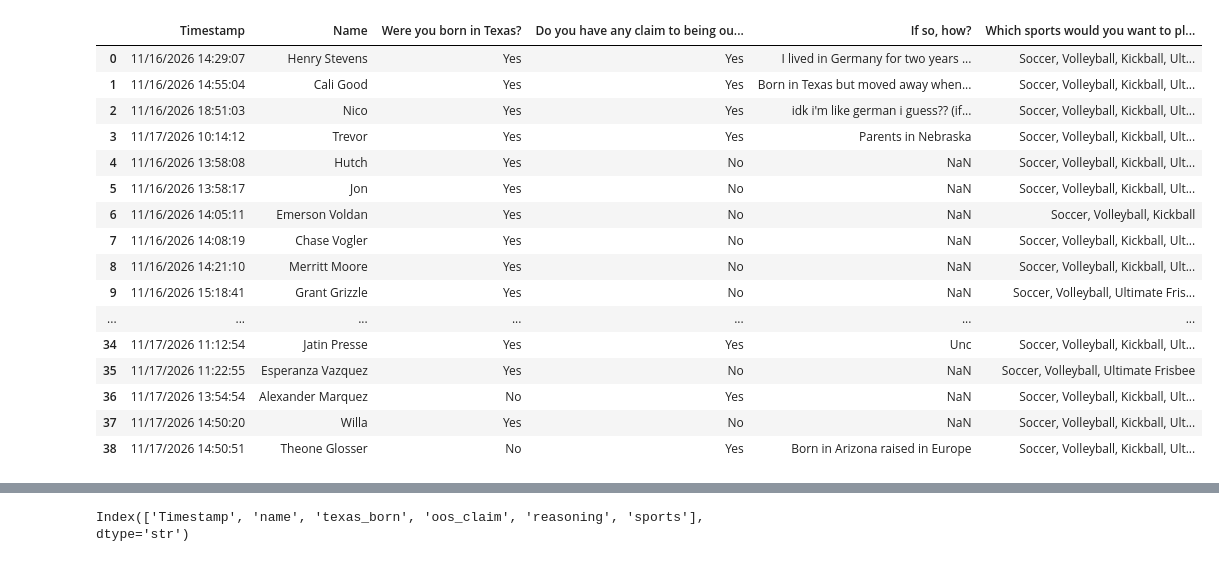
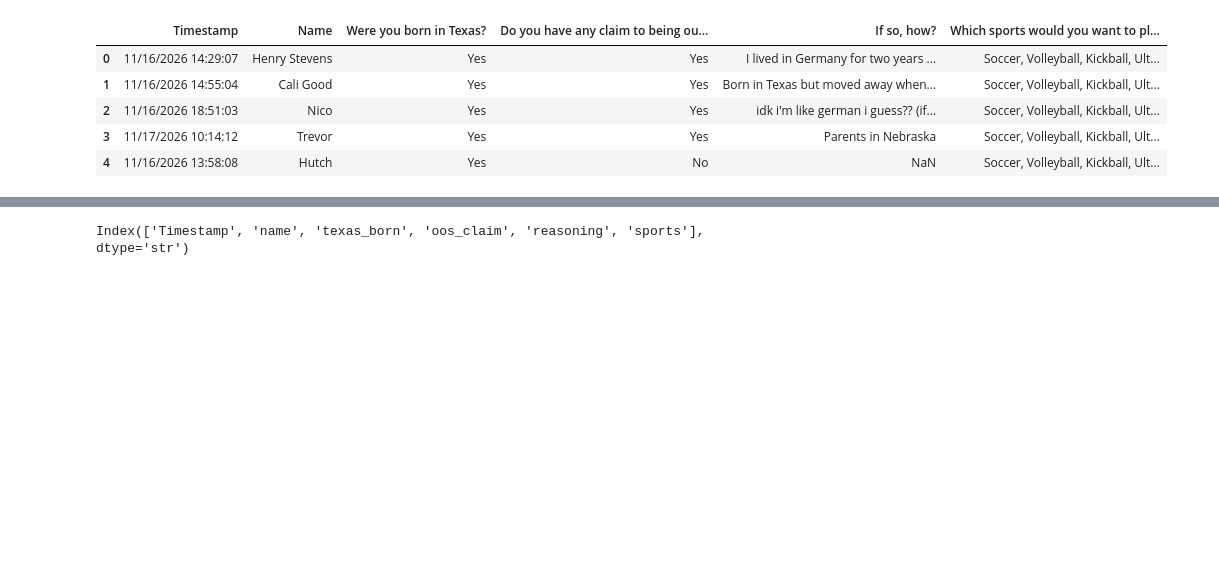
Before and after one commit to brycewi11iams/trinity_olympics, a Jupyter notebook: trinylmpics.ipynb, the cells around one changed output, grey strips where cells are left out. Cells and saved outputs as stored; diff of their text form; code cells hidden in the pictures; blank space fills up the shorter version.

```diff
--- a/trinylmpics.ipynb
+++ b/trinylmpics.ipynb
@@ -1,28 +1,17 @@
 # %%
 import pandas as pd
 import matplotlib.pyplot as plt
 import numpy as np
 
 df = pd.read_csv("trinity_xc_data.csv")
-df
+df.head()
 # %% [output]
 |  | Timestamp | Name | Were you born in Texas? | Do you have any claim to being ou... | If so, how? | Which sports would you want to pl... |
 | 0 | 11/16/2026 14:29:07 | Henry Stevens | Yes | Yes | I lived in Germany for two years ... | Soccer, Volleyball, Kickball, Ult... |
 | 1 | 11/16/2026 14:55:04 | Cali Good | Yes | Yes | Born in Texas but moved away when... | Soccer, Volleyball, Kickball, Ult... |
 | 2 | 11/16/2026 18:51:03 | Nico | Yes | Yes | idk i'm like german i guess?? (if... | Soccer, Volleyball, Kickball, Ult... |
 | 3 | 11/17/2026 10:14:12 | Trevor | Yes | Yes | Parents in Nebraska | Soccer, Volleyball, Kickball, Ult... |
 | 4 | 11/16/2026 13:58:08 | Hutch | Yes | No | NaN | Soccer, Volleyball, Kickball, Ult... |
-| 5 | 11/16/2026 13:58:17 | Jon | Yes | No | NaN | Soccer, Volleyball, Kickball, Ult... |
-| 6 | 11/16/2026 14:05:11 | Emerson Voldan | Yes | No | NaN | Soccer, Volleyball, Kickball |
-| 7 | 11/16/2026 14:08:19 | Chase Vogler | Yes | No | NaN | Soccer, Volleyball, Kickball, Ult... |
-| 8 | 11/16/2026 14:21:10 | Merritt Moore | Yes | No | NaN | Soccer, Volleyball, Kickball, Ult... |
-| 9 | 11/16/2026 15:18:41 | Grant Grizzle | Yes | No | NaN | Soccer, Volleyball, Ultimate Fris... |
-| ... | ... | ... | ... | ... | ... | ... |
-| 34 | 11/17/2026 11:12:54 | Jatin Presse | Yes | Yes | Unc | Soccer, Volleyball, Kickball, Ult... |
-| 35 | 11/17/2026 11:22:55 | Esperanza Vazquez | Yes | No | NaN | Soccer, Volleyball, Ultimate Frisbee |
-| 36 | 11/17/2026 13:54:54 | Alexander Marquez | No | Yes | NaN | Soccer, Volleyball, Kickball, Ult... |
-| 37 | 11/17/2026 14:50:20 | Willa | Yes | No | NaN | Soccer, Volleyball, Kickball, Ult... |
-| 38 | 11/17/2026 14:50:51 | Theone Glosser | No | Yes | Born in Arizona raised in Europe | Soccer, Volleyball, Kickball, Ult... |
 # %%
 df.columns
 # %% [output]
```
Also changed, not shown: parts of 9 cells of this notebook.
